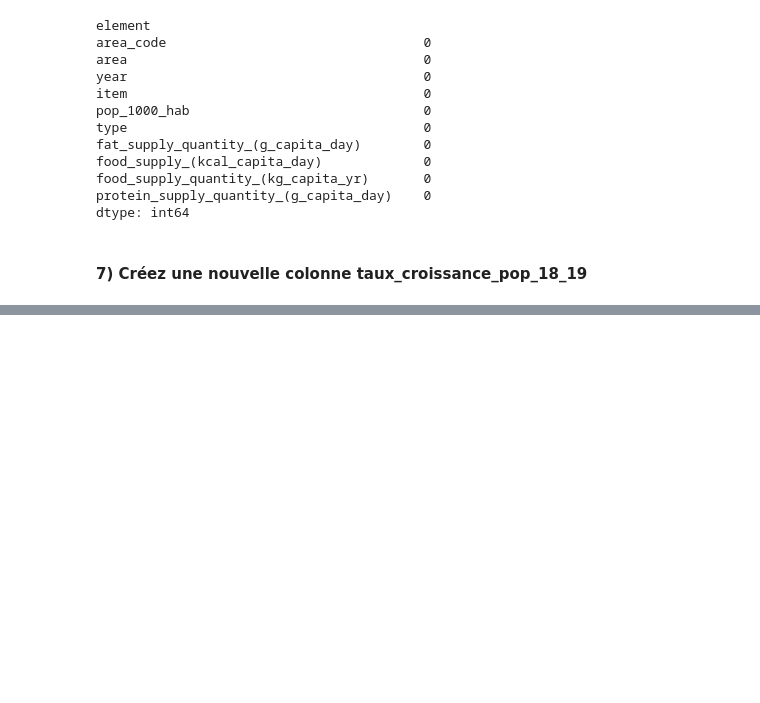
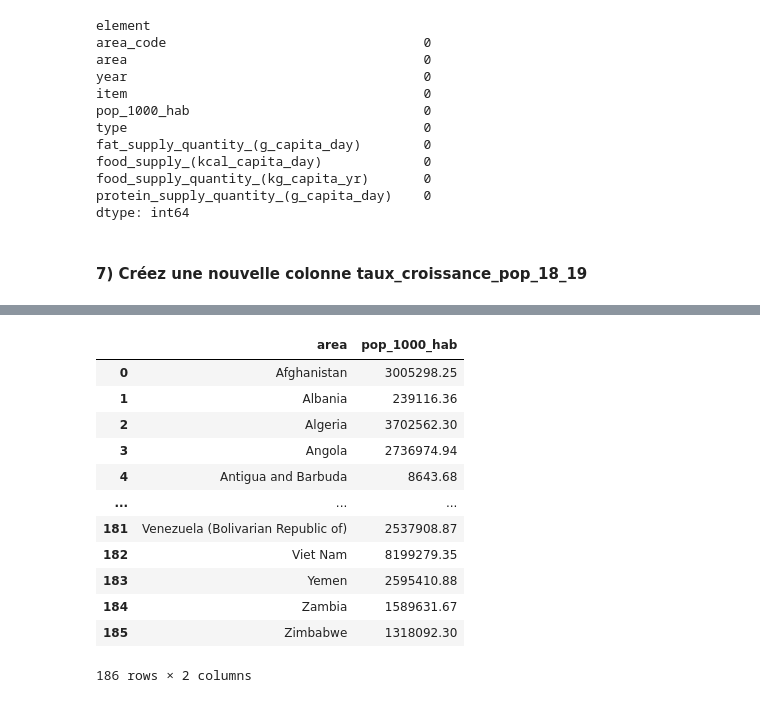
Before and after one commit to Noura-ou/la-librairie-pandas-avec-le-jeu-de-donn-es-de-la-FAO, a Jupyter notebook: fao_pandas/pandas.ipynb, the cells around one changed output, grey strips where cells are left out. Saved outputs shown, nothing was run; the diff lists cells and outputs as text; code cells hidden in the pictures; blank space fills up the shorter version.

```diff
--- a/fao_pandas/pandas.ipynb
+++ b/fao_pandas/pandas.ipynb
@@ -674,0 +715,19 @@ dtype: int64
+# %%
+# Calculer la somme de la population pour chaque zone (Area)
+df_sum_2019 = pop_2019.groupby("area")["pop_1000_hab"].sum().reset_index()
+# %%
+df_sum_2019
+# %% [output]
+|  | area | pop_1000_hab |
+| 0 | Afghanistan | 3005298.25 |
+| 1 | Albania | 239116.36 |
+| 2 | Algeria | 3702562.30 |
+| 3 | Angola | 2736974.94 |
+| 4 | Antigua and Barbuda | 8643.68 |
+| ... | ... | ... |
+| 181 | Venezuela (Bolivarian Republic of) | 2537908.87 |
+| 182 | Viet Nam | 8199279.35 |
+| 183 | Yemen | 2595410.88 |
+| 184 | Zambia | 1589631.67 |
+| 185 | Zimbabwe | 1318092.30 |
+186 rows × 2 columns
```
Also changed, not shown: parts of 6 cells of this notebook.
